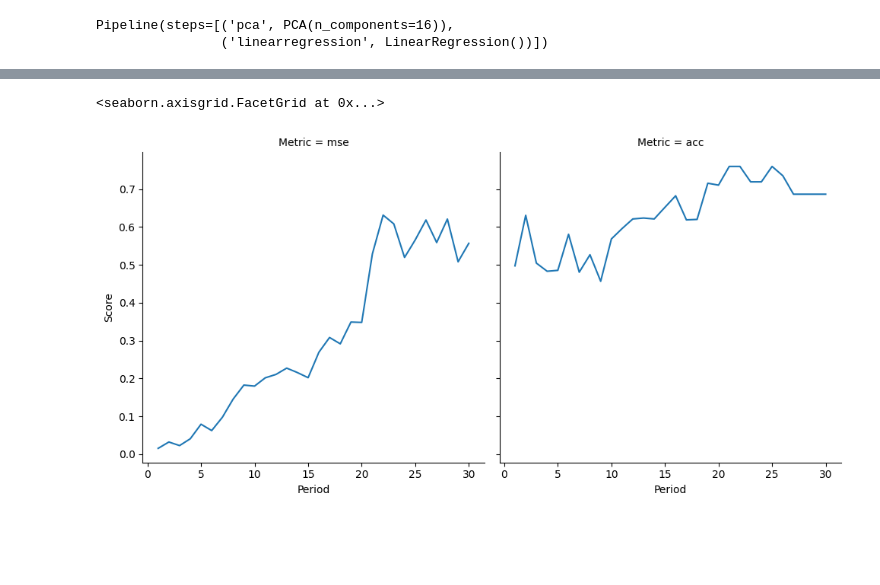
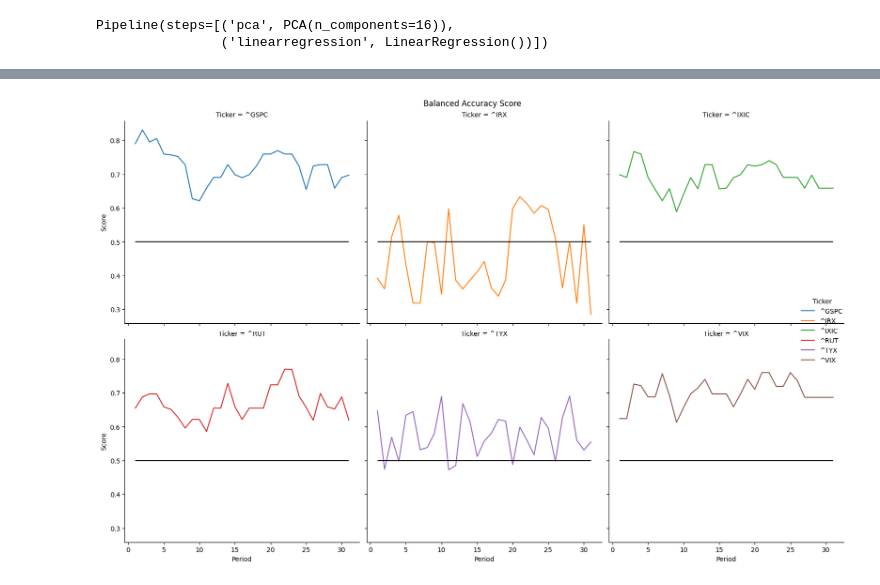
Before and after one commit to cnechamk/MarketPulse, a Jupyter notebook: code/sklearn 2.ipynb, the cells around one changed output, grey strips where cells are left out. Cells and saved outputs as stored; diff of their text form; code cells hidden in the pictures; blank space fills up the shorter version.

Commit message:
sklearn 2 now uses prices_min

```diff
--- a/code/sklearn 2.ipynb
+++ b/code/sklearn 2.ipynb
@@ -21,7 +22,7 @@ from sklearn.ensemble import HistGradientBoostingRegressor, HistGradientBoosting
 # %%
 docs = pd.read_parquet('../data/sts_gb.parquet').set_index('date').squeeze()#['statement']
 # %%
-y = pd.read_parquet('../data/prices.parquet')
+y = pd.read_parquet('../data/prices_min.parquet')
 y=y.asfreq('D').bfill().loc[docs.index]
 y = y.dropna(axis=1)
 # %%
@@ -46,7 +43,10 @@ def multioutput_scorer(scorer, y_true, y_pred, **kwargs):
         except AttributeError:
             return {'Score':score}
         else:
-            return dict(['low', 'high'])
+            result = {'Score':score[0]}
+            result.update(zip(['low', 'high'],ci))
+            # print(result)
+            return pd.Series(result)
     y_pred = pd.DataFrame(y_pred, index=y_true.index, columns=y_true.columns)
     df = pd.concat([y_true, y_pred], keys=['y_true', 'y_pred'])
     results = df.apply(f, scorer=scorer, result_type='expand', **kwargs)
@@ -130,6 +81,11 @@ results
-# %%
-r=results[results['Ticker']==u[6]]
-sns.relplot(r, x='Period', y='Score', col='Metric', kind='line')
-# %% [output]
-<seaborn.axisgrid.FacetGrid at 0x...>
-[figure, removed]
+# %%
+results = multioutput_scorer(balanced_accuracy_score, y_true>0, y_pred>thresholds)
+results = results.reset_index()
+grid = sns.relplot(results, y='Score', x='Period', hue='Ticker', kind='line', col='Ticker', col_wrap=3);
+for ticker, grp in results.groupby('Ticker'):
+    ax=grid.axes_dict[ticker]
+    ax.hlines(.5, grp['Period'].min(), grp['Period'].max(), color='black')
+grid.fig.suptitle('Balanced Accuracy Score');
+grid.fig.set_constrained_layout(True)
+# %% [output]
+[figure, added]
```
Also changed, not shown: parts of 14 cells of this notebook.
